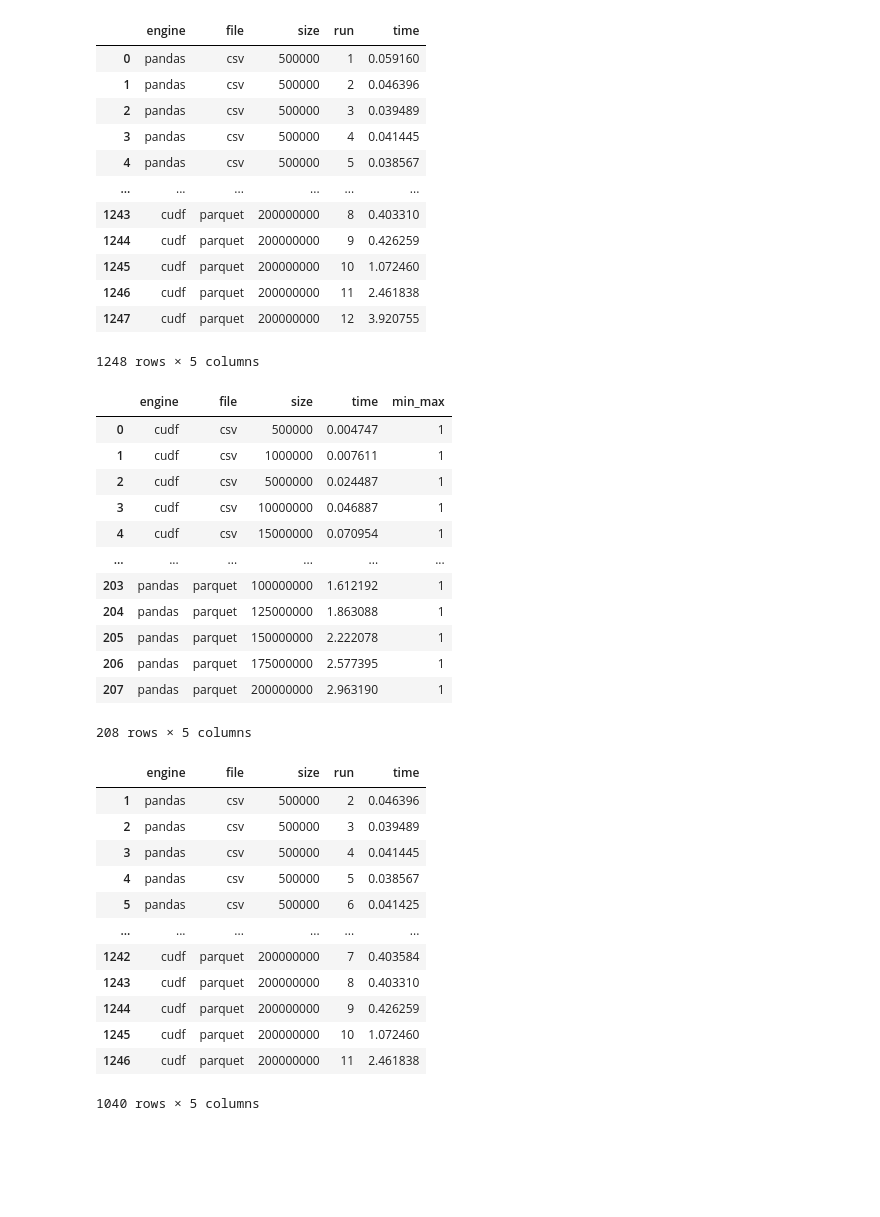
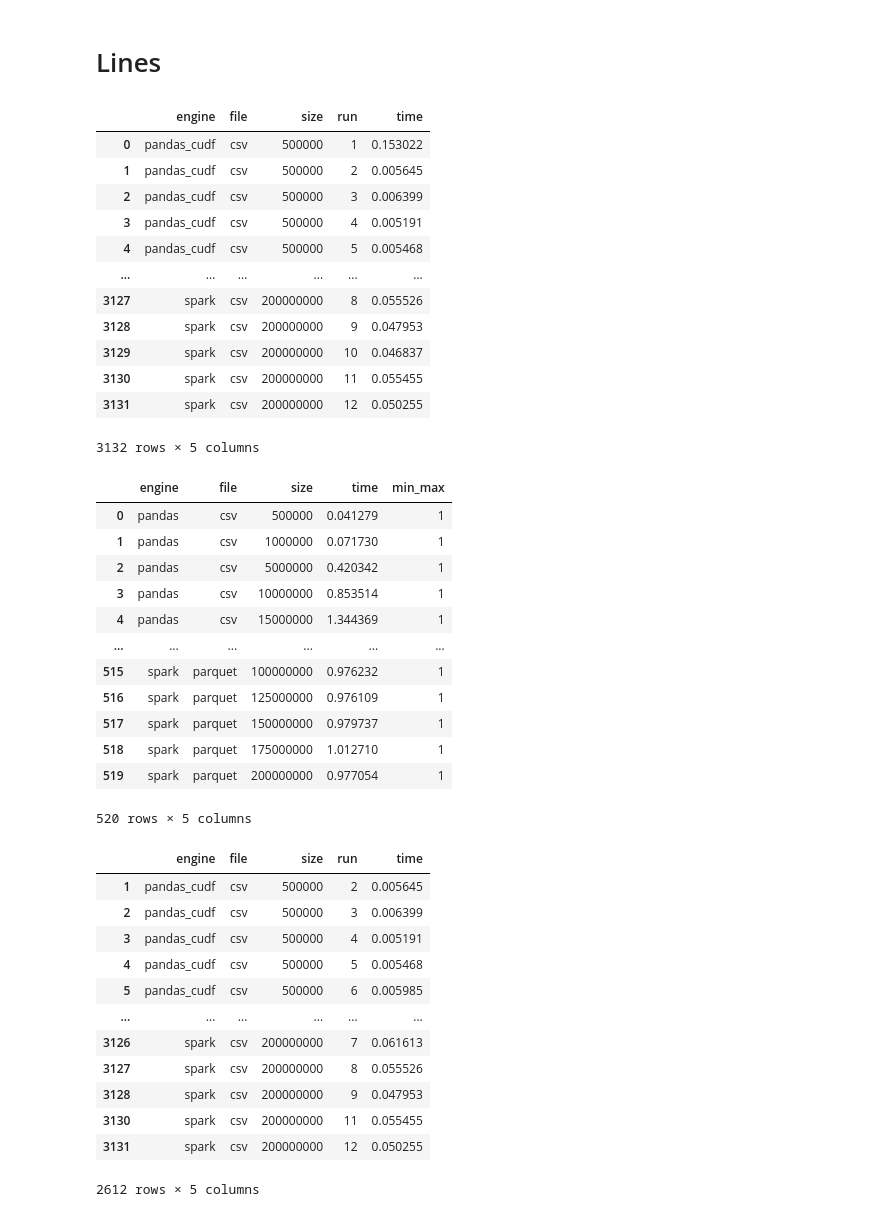
Before and after one commit to mateus-mello/cudf-benchmark, a Jupyter notebook: analysis.ipynb, the cells around one changed output. Drawn from its saved outputs; the diff is of its cells as text; code cells hidden in the pictures; blank space fills up the shorter version.

```diff
--- a/analysis.ipynb
+++ b/analysis.ipynb
@@ -4,20 +23,22 @@ import plotly.express as px
+# %% [markdown]
+# Lines
 # %%
-df = pd.read_csv("./benchmark_results.csv", sep=",", header=None, names=["engine", "file", "size","run", "time"])
+df = pd.read_csv("./benchmark_results_20250216.csv", sep=",", header=None, names=["engine", "file", "size","run", "time"])
 df
 # %% [output]
 |  | engine | file | size | run | time |
-| 0 | pandas | csv | 500000 | 1 | 0.059160 |
-| 1 | pandas | csv | 500000 | 2 | 0.046396 |
-| 2 | pandas | csv | 500000 | 3 | 0.039489 |
-| 3 | pandas | csv | 500000 | 4 | 0.041445 |
-| 4 | pandas | csv | 500000 | 5 | 0.038567 |
+| 0 | pandas_cudf | csv | 500000 | 1 | 0.153022 |
+| 1 | pandas_cudf | csv | 500000 | 2 | 0.005645 |
+| 2 | pandas_cudf | csv | 500000 | 3 | 0.006399 |
+| 3 | pandas_cudf | csv | 500000 | 4 | 0.005191 |
+| 4 | pandas_cudf | csv | 500000 | 5 | 0.005468 |
 | ... | ... | ... | ... | ... | ... |
-| 1243 | cudf | parquet | 200000000 | 8 | 0.403310 |
-| 1244 | cudf | parquet | 200000000 | 9 | 0.426259 |
-| 1245 | cudf | parquet | 200000000 | 10 | 1.072460 |
-| 1246 | cudf | parquet | 200000000 | 11 | 2.461838 |
-| 1247 | cudf | parquet | 200000000 | 12 | 3.920755 |
+| 3127 | spark | csv | 200000000 | 8 | 0.055526 |
+| 3128 | spark | csv | 200000000 | 9 | 0.047953 |
+| 3129 | spark | csv | 200000000 | 10 | 0.046837 |
+| 3130 | spark | csv | 200000000 | 11 | 0.055455 |
+| 3131 | spark | csv | 200000000 | 12 | 0.050255 |
-1248 rows × 5 columns
+3132 rows × 5 columns
 # %%
 df_max = df.groupby(['engine','file','size']).agg({'time':'max'})
 df_max['min_max'] = 1
@@ -28,18 +49,18 @@ df_min_max = df_min_max.reset_index()
 df_min_max
 # %% [output]
 |  | engine | file | size | time | min_max |
-| 0 | cudf | csv | 500000 | 0.004747 | 1 |
-| 1 | cudf | csv | 1000000 | 0.007611 | 1 |
-| 2 | cudf | csv | 5000000 | 0.024487 | 1 |
-| 3 | cudf | csv | 10000000 | 0.046887 | 1 |
-| 4 | cudf | csv | 15000000 | 0.070954 | 1 |
+| 0 | pandas | csv | 500000 | 0.041279 | 1 |
+| 1 | pandas | csv | 1000000 | 0.071730 | 1 |
+| 2 | pandas | csv | 5000000 | 0.420342 | 1 |
+| 3 | pandas | csv | 10000000 | 0.853514 | 1 |
+| 4 | pandas | csv | 15000000 | 1.344369 | 1 |
 | ... | ... | ... | ... | ... | ... |
-| 203 | pandas | parquet | 100000000 | 1.612192 | 1 |
-| 204 | pandas | parquet | 125000000 | 1.863088 | 1 |
-| 205 | pandas | parquet | 150000000 | 2.222078 | 1 |
-| 206 | pandas | parquet | 175000000 | 2.577395 | 1 |
-| 207 | pandas | parquet | 200000000 | 2.963190 | 1 |
+| 515 | spark | parquet | 100000000 | 0.976232 | 1 |
+| 516 | spark | parquet | 125000000 | 0.976109 | 1 |
+| 517 | spark | parquet | 150000000 | 0.979737 | 1 |
+| 518 | spark | parquet | 175000000 | 1.012710 | 1 |
+| 519 | spark | parquet | 200000000 | 0.977054 | 1 |
-208 rows × 5 columns
+520 rows × 5 columns
 # %%
 df_filtered = (
     df
@@ -51,18 +72,18 @@ df_filtered = df_filtered.drop('min_max', axis=1)
 df_filtered
 # %% [output]
 |  | engine | file | size | run | time |
-| 1 | pandas | csv | 500000 | 2 | 0.046396 |
-| 2 | pandas | csv | 500000 | 3 | 0.039489 |
-| 3 | pandas | csv | 500000 | 4 | 0.041445 |
-| 4 | pandas | csv | 500000 | 5 | 0.038567 |
-| 5 | pandas | csv | 500000 | 6 | 0.041425 |
+| 1 | pandas_cudf | csv | 500000 | 2 | 0.005645 |
+| 2 | pandas_cudf | csv | 500000 | 3 | 0.006399 |
+| 3 | pandas_cudf | csv | 500000 | 4 | 0.005191 |
+| 4 | pandas_cudf | csv | 500000 | 5 | 0.005468 |
+| 5 | pandas_cudf | csv | 500000 | 6 | 0.005985 |
 | ... | ... | ... | ... | ... | ... |
-| 1242 | cudf | parquet | 200000000 | 7 | 0.403584 |
-| 1243 | cudf | parquet | 200000000 | 8 | 0.403310 |
-| 1244 | cudf | parquet | 200000000 | 9 | 0.426259 |
-| 1245 | cudf | parquet | 200000000 | 10 | 1.072460 |
-| 1246 | cudf | parquet | 200000000 | 11 | 2.461838 |
+| 3126 | spark | csv | 200000000 | 7 | 0.061613 |
+| 3127 | spark | csv | 200000000 | 8 | 0.055526 |
+| 3128 | spark | csv | 200000000 | 9 | 0.047953 |
+| 3130 | spark | csv | 200000000 | 11 | 0.055455 |
+| 3131 | spark | csv | 200000000 | 12 | 0.050255 |
-1040 rows × 5 columns
+2612 rows × 5 columns
 # %%
 df_mean = (
     df_filtered
```
Also changed, not shown: parts of 12 cells of this notebook.
